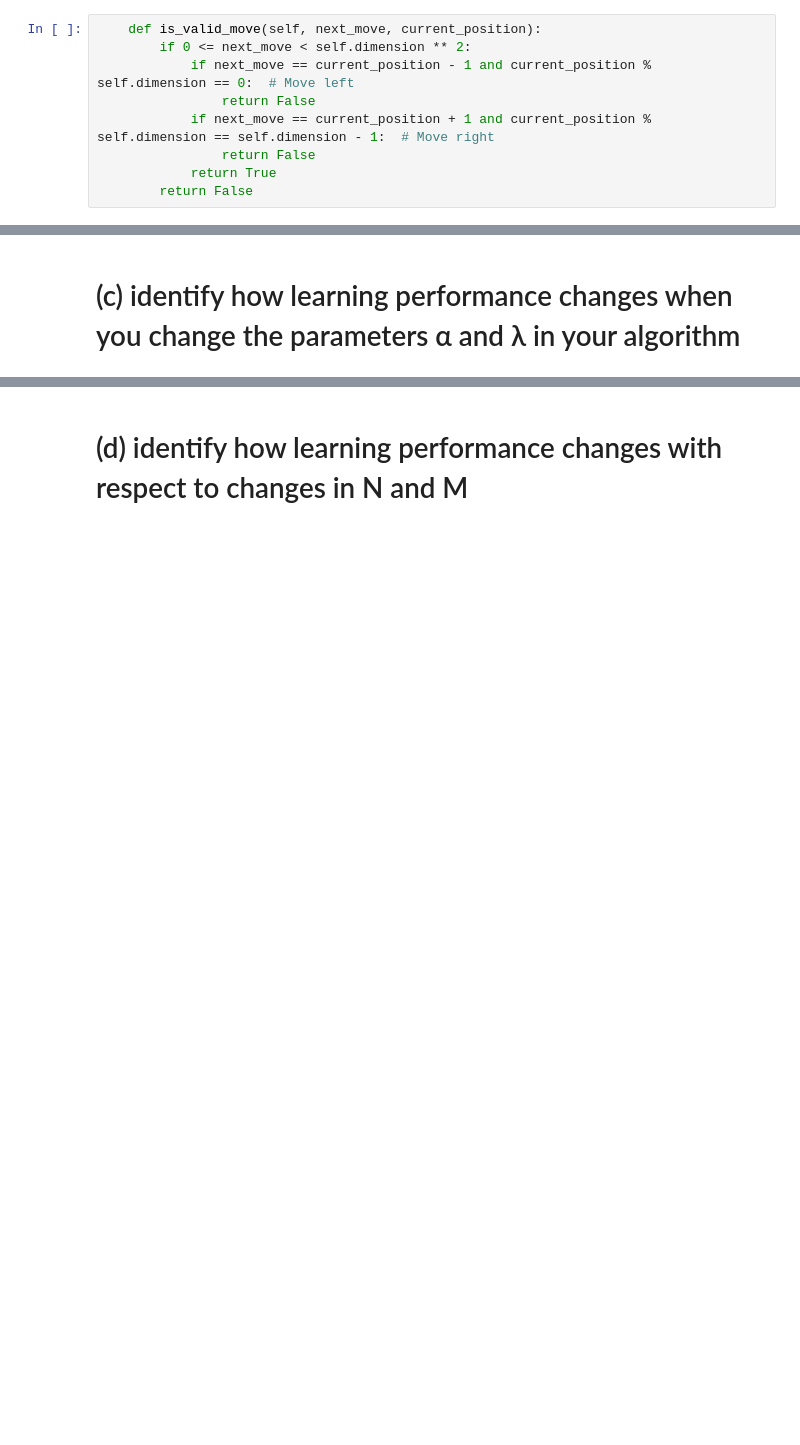
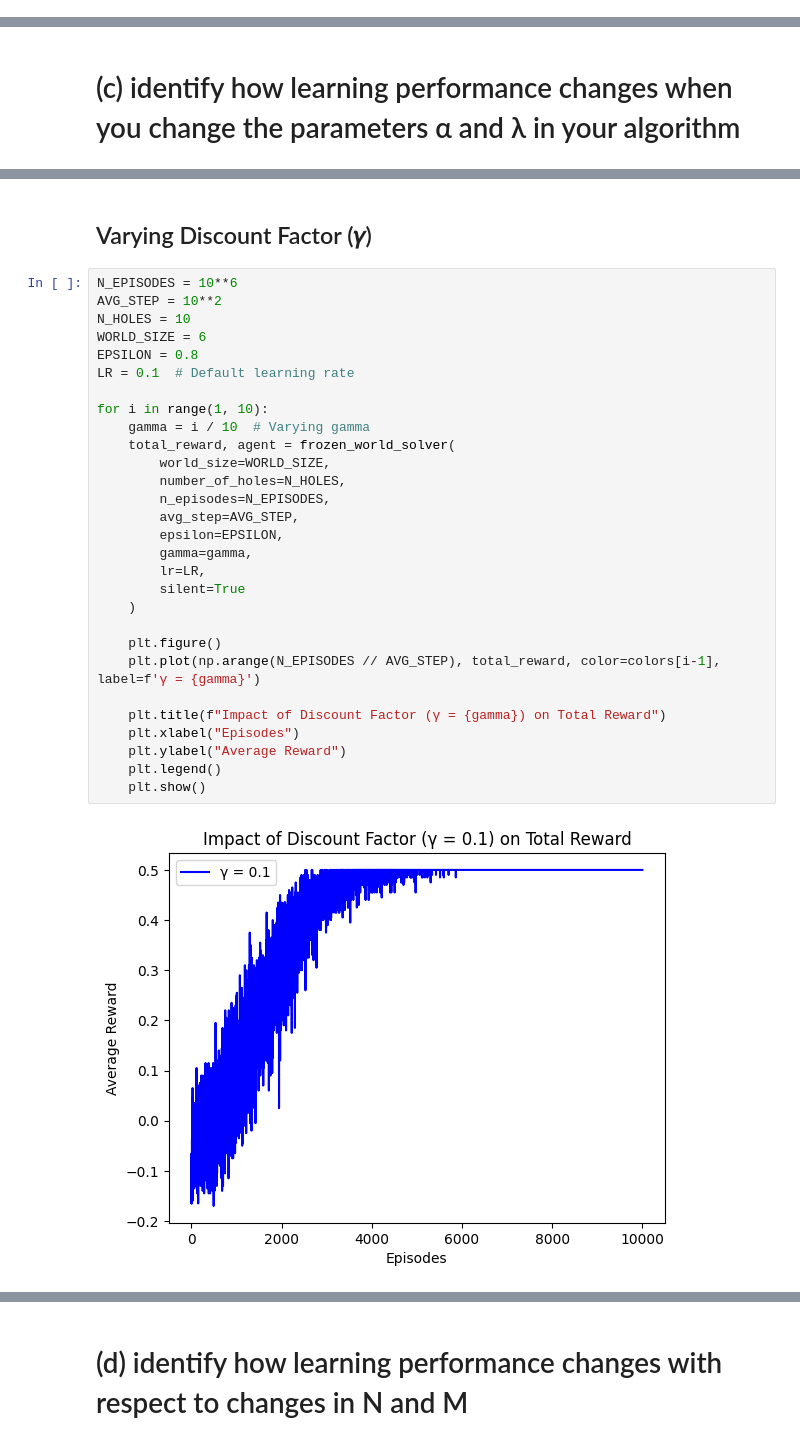
Before and after one commit to jiyanshud22/CS786A2, a Jupyter notebook: CS786A2.ipynb, the cells around one changed output, grey strips where cells are left out. Saved outputs shown, nothing was run; the diff lists cells and outputs as text; blank space fills up the shorter version.

```diff
--- a/CS786A2.ipynb
+++ b/CS786A2.ipynb
@@ -437,10 +547 @@ class IceField:
-# %%
-    def is_valid_move(self, next_move, current_position):
-        if 0 <= next_move < self.dimension ** 2:
-            if next_move == current_position - 1 and current_position % self.dimension == 0:  # Move left
-                return False
-            if next_move == current_position + 1 and current_position % self.dimension == self.dimension - 1:  # Move right
-                return False
-            return True
-        return False
 # %%
@@ -522,0 +989,33 @@ AttributeError: 'IceField' object has no attribute 'setup_environment'
+# %% [markdown]
+## Varying Discount Factor (𝛾)
+# %%
+N_EPISODES = 10**6
+AVG_STEP = 10**2
+N_HOLES = 10
+WORLD_SIZE = 6
+EPSILON = 0.8
+LR = 0.1  # Default learning rate
+
+for i in range(1, 10):
+    gamma = i / 10  # Varying gamma
+    total_reward, agent = frozen_world_solver(
+        world_size=WORLD_SIZE,
+        number_of_holes=N_HOLES,
+        n_episodes=N_EPISODES,
+        avg_step=AVG_STEP,
+        epsilon=EPSILON,
+        gamma=gamma,
+        lr=LR,
+        silent=True
+    )
+
+    plt.figure()
+    plt.plot(np.arange(N_EPISODES // AVG_STEP), total_reward, color=colors[i-1], label=f'γ = {gamma}')
+
+    plt.title(f"Impact of Discount Factor (γ = {gamma}) on Total Reward")
+    plt.xlabel("Episodes")
+    plt.ylabel("Average Reward")
+    plt.legend()
+    plt.show()
+# %% [output]
+[figure, added]
```
Also changed, not shown: parts of 73 cells of this notebook.
